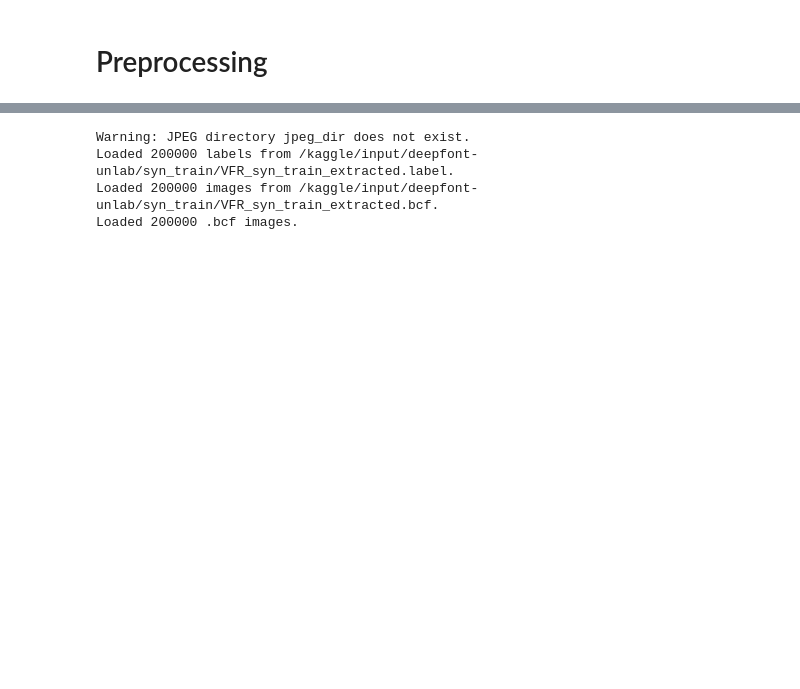
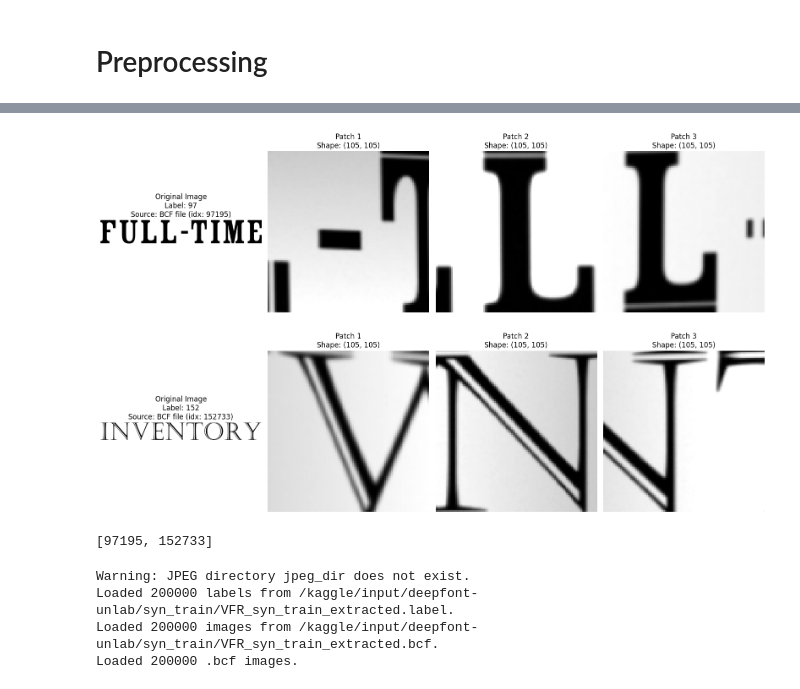
Before and after one commit to NguyenDucAnforwork/CV_20242, a Jupyter notebook: computer-vision.ipynb, the cells around one changed output, grey strips where cells are left out. Drawn from its saved outputs; the diff is of its cells as text; code cells hidden in the pictures; blank space fills up the shorter version.

Commit message:
Kaggle Notebook | computer_vision | Version 8

```diff
--- a/computer-vision.ipynb
+++ b/computer-vision.ipynb
@@ -713,3 +731,5 @@ def load_dataset(filepath: str):
         dataset = pickle.load(f)
     print(f"Dataset loaded from {filepath!r}")
     return dataset
+# %%
+synthetic_dataset = load_dataset("/kaggle/input/font-datasets-1/synthetic_dataset_200_labels.pkl")
@@ -823,34 +869,37 @@ def visualize_simple_images_and_patches(dataset, num_images=2, seed=None):
             if patches and len(patches) > 0:
                 for j in range(3):
                     if j < len(patches):
                         patch = patches[j]
                         axes[i, j+1].imshow(patch, cmap='gray')
                         axes[i, j+1].set_title(f"Patch {j+1}\nShape: {patch.shape}")
                     else:
                         # No more patches to display
                         axes[i, j+1].text(0.5, 0.5, "No patch", ha='center', va='center')
                     axes[i, j+1].axis('off')
             else:
                 # No patches for this image
                 for j in range(3):
                     axes[i, j+1].text(0.5, 0.5, "No patches extracted", ha='center', va='center')
                     axes[i, j+1].axis('off')
 
         except Exception as e:
             print(f"Error processing index {idx}: {e}")
             # Create error message in subplot
             for j in range(4):
                 axes[i, j].text(0.5, 0.5, f"Error: {str(e)[:50]}...", ha='center', va='center')
                 axes[i, j].axis('off')
 
     plt.tight_layout()
     plt.show()
 
     # Return the indices we used (helpful for debugging)
     return valid_indices
 
 # Example usage:
-visualize_simple_images_and_patches(synthetic_dataset.dataset)
+visualize_simple_images_and_patches(synthetic_dataset)
+# %% [output]
+[figure, added]
+[97195, 152733]
 # %%
 synthetic_dataset = load_dataset("/kaggle/working/synthetic_dataset.pkl")
 # %%
```
Also changed, not shown: parts of 15 cells of this notebook.
